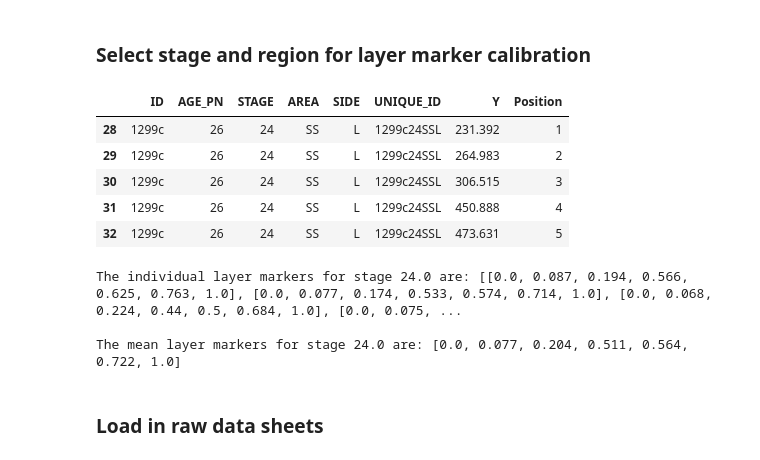
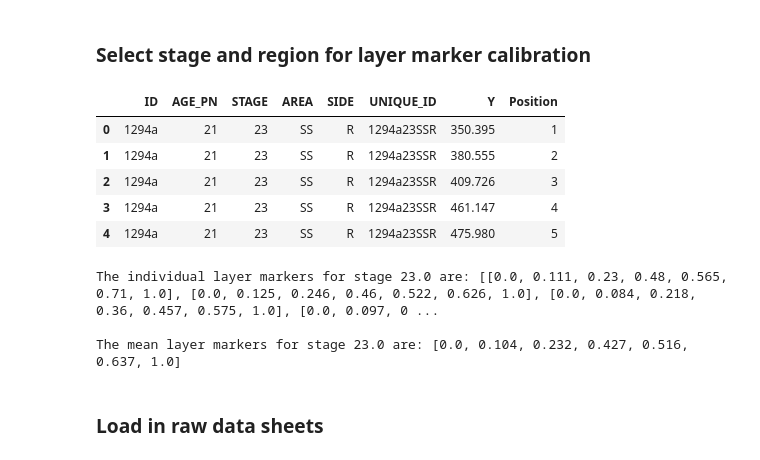
Before and after one commit to Fenlon-Suarez-Lab/histology-analyses, a Jupyter notebook: Suarez-VGLUT2-2023/VGLUT2-analysis-notebook.ipynb, the cells around one changed output. Drawn from its saved outputs; the diff is of its cells as text; code cells hidden in the pictures.

```diff
--- a/Suarez-VGLUT2-2023/VGLUT2-analysis-notebook.ipynb
+++ b/Suarez-VGLUT2-2023/VGLUT2-analysis-notebook.ipynb
@@ -163,17 +200,17 @@ def get_intervals(data, markers):
 ### Select stage and region for layer marker calibration
 # %%
 # Layer positions are examined stage-by-stage.
-layer_markers = pd.read_excel("./endogenous_VGLUT2_datasheet.xlsx",sheet_name=1) # reloads the sheet (not super necessary), selects the 2nd tab.
-stage = 24.0 # identifies the stage of interest
+layer_markers = pd.read_excel("./PNAS_VGluT2_Final.xlsx",sheet_name=0) # reloads the sheet (not super necessary), selects the 2nd tab.
+stage = 23.0 # identifies the stage of interest
 subset_layer_markers = layer_markers[layer_markers['STAGE']==stage] # subset the layer markers to the stage of interest.
 subset_layer_markers.head() # check that it worked.
 # %% [output]
 |  | ID | AGE_PN | STAGE | AREA | SIDE | UNIQUE_ID | Y | Position |
-| 28 | 1299c | 26 | 24 | SS | L | 1299c24SSL | 231.392 | 1 |
-| 29 | 1299c | 26 | 24 | SS | L | 1299c24SSL | 264.983 | 2 |
-| 30 | 1299c | 26 | 24 | SS | L | 1299c24SSL | 306.515 | 3 |
-| 31 | 1299c | 26 | 24 | SS | L | 1299c24SSL | 450.888 | 4 |
-| 32 | 1299c | 26 | 24 | SS | L | 1299c24SSL | 473.631 | 5 |
+| 0 | 1294a | 21 | 23 | SS | R | 1294a23SSR | 350.395 | 1 |
+| 1 | 1294a | 21 | 23 | SS | R | 1294a23SSR | 380.555 | 2 |
+| 2 | 1294a | 21 | 23 | SS | R | 1294a23SSR | 409.726 | 3 |
+| 3 | 1294a | 21 | 23 | SS | R | 1294a23SSR | 461.147 | 4 |
+| 4 | 1294a | 21 | 23 | SS | R | 1294a23SSR | 475.980 | 5 |
 # %%
 # Normalises the layers to the range 0-1.
 # Based on one bilateral representative sample from each stage (L and R values averaged).
@@ -185,21 +222,16 @@ for i in subset_layer_markers.groupby("UNIQUE_ID"): # groups the data by UNIQUE_
     norm_layer_values = [round(v,3) for v in norm_layer_values] # rounds the values to 3 decimal places
     normed_markers.append(norm_layer_values) # appends the normalised values to the list
 
-# THIS WAS THE PROBLEMATIC CODE
-# Finds the mean position of markers for that stage
-# mean_normed_markers = [round((g+h)/2,3) for g,h in zip(normed_markers[0],normed_markers[1])]
-# mean_normed_markers
-
-# the updated way of doing this, averages all the markers for each stage
+# Calculate the mean layer markers for each stage.
 mean_position = lambda normed_markers: [round(sum(positions) / len(positions), 3) for positions in zip(*normed_markers)]
 mean_normed_markers = mean_position(normed_markers)
 
 print(f'The individual layer markers for stage {stage} are: {normed_markers}\n')
 print(f'The mean layer markers for stage {stage} are: {mean_normed_markers}')
 # %% [output]
-The individual layer markers for stage 24.0 are: [[0.0, 0.087, 0.194, 0.566, 0.625, 0.763, 1.0], [0.0, 0.077, 0.174, 0.533, 0.574, 0.714, 1.0], [0.0, 0.068, 0.224, 0.44, 0.5, 0.684, 1.0], [0.0, 0.075, ...
+The individual layer markers for stage 23.0 are: [[0.0, 0.111, 0.23, 0.48, 0.565, 0.71, 1.0], [0.0, 0.125, 0.246, 0.46, 0.522, 0.626, 1.0], [0.0, 0.084, 0.218, 0.36, 0.457, 0.575, 1.0], [0.0, 0.097, 0 ...
 
-The mean layer markers for stage 24.0 are: [0.0, 0.077, 0.204, 0.511, 0.564, 0.722, 1.0]
+The mean layer markers for stage 23.0 are: [0.0, 0.104, 0.232, 0.427, 0.516, 0.637, 1.0]
 # %% [markdown]
 ### Load in raw data sheets
 # %%
```
Also changed, not shown: parts of 13 cells of this notebook, 9 other files.
